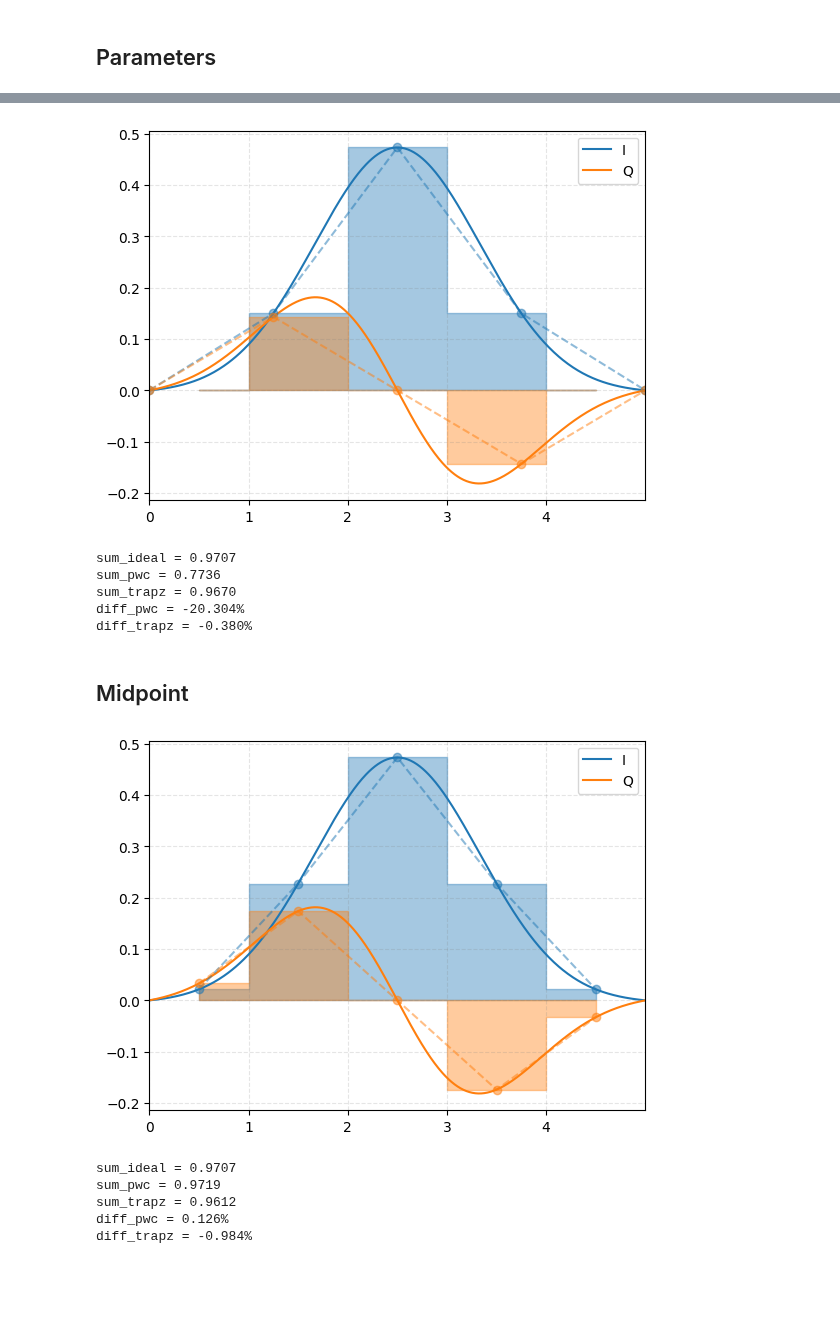
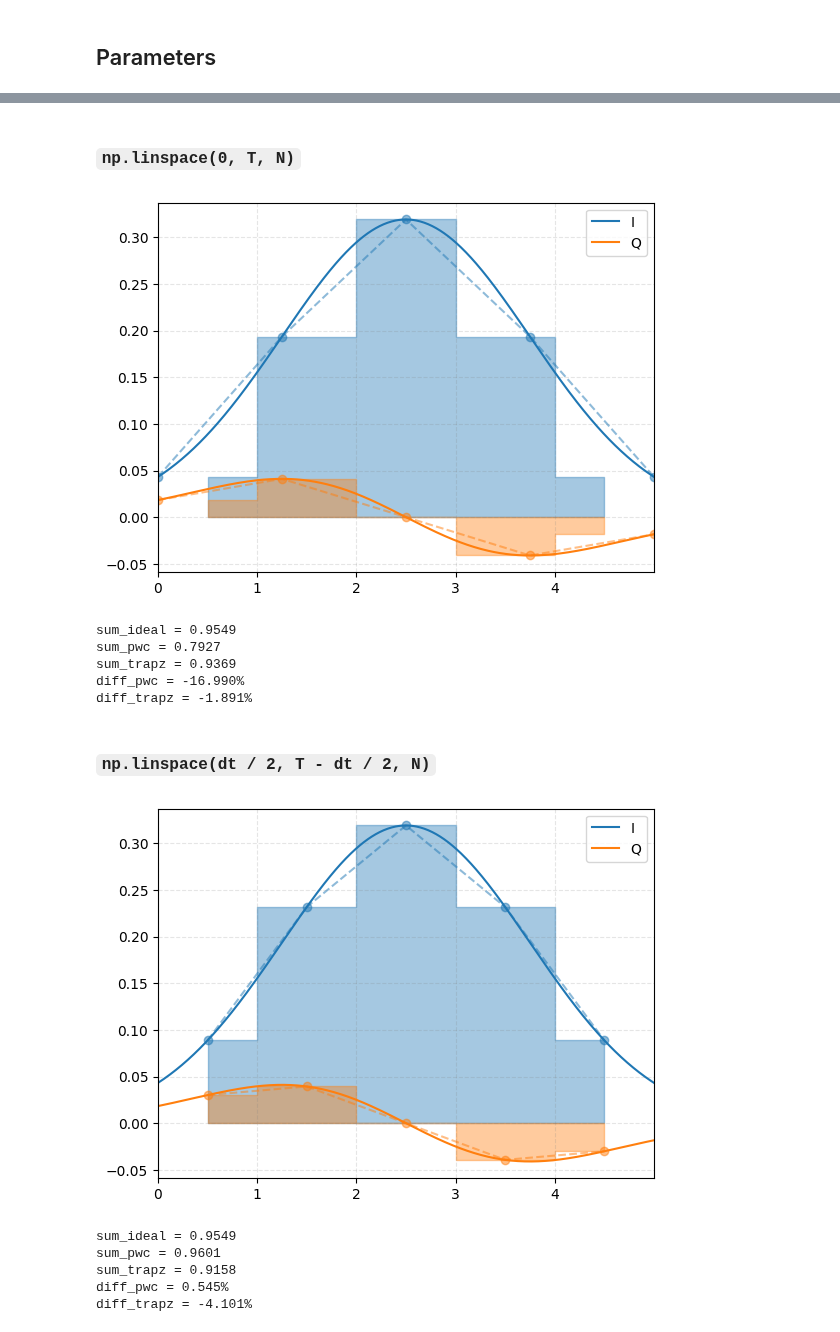
Before and after one commit to amachino/physics-of-qubits, a Jupyter notebook: content/ipynb/sampling-comparison.ipynb, the cells around one changed output, grey strips where cells are left out. Cells and saved outputs as stored; diff of their text form; code cells hidden in the pictures; blank space fills up the shorter version.

```diff
--- a/content/ipynb/sampling-comparison.ipynb
+++ b/content/ipynb/sampling-comparison.ipynb
@@ -10,22 +10,25 @@ import matplotlib.pyplot as plt
 def drag(
     t: list | npt.NDArray,
     T: float,
-    dt: float,
     sigma: float,
     beta: float,
 ) -> npt.NDArray[np.complex128]:
     mu = T / 2
     real = np.exp(-((t - mu) ** 2) / (2 * sigma**2)) / (np.sqrt(2 * np.pi) * sigma)
-    real -= np.exp(-((mu / sigma) ** 2) / 2) / (np.sqrt(2 * np.pi) * sigma)
     imag = beta * (mu - t) / sigma**2 * real
     return real + 1j * imag
 
 
 def plot(
+    T: float,
+    dt: float,
     iq_ideal: npt.NDArray[np.complex128],
     iq_sample: npt.NDArray[np.complex128],
-    t_sample: npt.NDArray[float],
-    t_pwc: npt.NDArray[float],
+    iq_pwc: npt.NDArray[np.complex128],
+    t_ideal: npt.NDArray[np.float64],
+    t_sample: npt.NDArray[np.float64],
+    t_pwc: npt.NDArray[np.float64],
+    step: str = "mid",
 ):
     i_ideal = np.real(iq_ideal)
     q_ideal = np.imag(iq_ideal)
@@ -33,12 +36,15 @@ def plot(
     i_sample = np.real(iq_sample)
     q_sample = np.imag(iq_sample)
 
+    i_pwc = np.real(iq_pwc)
+    q_pwc = np.imag(iq_pwc)
+
     plt.plot(t_ideal, i_ideal, alpha=1, linestyle="-", color="C0", label="I")
     plt.plot(t_ideal, q_ideal, alpha=1, linestyle="-", color="C1", label="Q")
     plt.plot(t_sample, i_sample, alpha=0.5, marker="o", linestyle="--", color="C0")
     plt.plot(t_sample, q_sample, alpha=0.5, marker="o", linestyle="--", color="C1")
-    plt.fill_between(t_pwc, i_sample, step="mid", alpha=0.4, color="C0")
-    plt.fill_between(t_pwc, q_sample, step="mid", alpha=0.4, color="C1")
+    plt.fill_between(t_pwc, i_pwc, step=step, alpha=0.4, color="C0")
+    plt.fill_between(t_pwc, q_pwc, step=step, alpha=0.4, color="C1")
     plt.grid(color="gray", linestyle="--", alpha=0.2)
     plt.xticks(np.arange(0, T, dt))
     plt.xlim(0, T)
@@ -50,6 +56,6 @@ def plot(
 T = 5
 dt = 1
 N = int(T / dt)
-sigma = T / 6
+sigma = T / 4
 alpha = -0.3 * (2 * np.pi)
-beta = -1 / alpha
+beta = -0.5 / alpha
@@ -58,9 +112,10 @@ beta = -1 / alpha
+# %% [markdown]
+### `np.linspace(0, T, N)`
 # %%
 t_ideal = np.linspace(0, T, N * 100)
 iq_ideal = drag(
     t=t_ideal,
     T=T,
-    dt=dt,
     sigma=sigma,
     beta=beta,
 )
@@ -69,7 +124,6 @@ t_sample = np.linspace(0, T, N)
 iq_sample = drag(
     t=t_sample,
     T=T,
-    dt=dt,
     sigma=sigma,
     beta=beta,
 )
@@ -77,10 +131,15 @@ iq_sample = drag(
 t_pwc = np.linspace(dt / 2, T - dt / 2, N)
 
 plot(
+    T=T,
+    dt=dt,
     iq_ideal=iq_ideal,
     iq_sample=iq_sample,
+    iq_pwc=iq_sample,
+    t_ideal=t_ideal,
     t_sample=t_sample,
     t_pwc=t_pwc,
+    step="mid",
 )
 
 sum_ideal = sum(iq_ideal.real) * (t_ideal[1] - t_ideal[0])
@@ -93,62 +152,61 @@ print(f"sum_trapz = {sum_trapz:.4f}")
 print(f"diff_pwc = {(sum_pwc - sum_ideal) / sum_ideal:.3%}")
 print(f"diff_trapz = {(sum_trapz - sum_ideal) / sum_ideal:.3%}")
 # %% [output]
-[figure, old version]
+[figure, new version]
-sum_ideal = 0.9707
-sum_pwc = 0.7736
-sum_trapz = 0.9670
-diff_pwc = -20.304%
-diff_trapz = -0.380%
+sum_ideal = 0.9549
+sum_pwc = 0.7927
+sum_trapz = 0.9369
+diff_pwc = -16.990%
+diff_trapz = -1.891%
-# %% [markdown]
-## Midpoint
+# %% [markdown]
+### `np.linspace(dt / 2, T - dt / 2, N)`
 # %%
-sigma = T / 6
-alpha = -0.3 * (2 * np.pi)
-beta = -1 / alpha
-
 t_ideal = np.linspace(0, T, N * 100)
 iq_ideal = drag(
     t=t_ideal,
     T=T,
-    dt=dt,
     sigma=sigma,
     beta=beta,
 )
 
 t_sample = np.linspace(dt / 2, T - dt / 2, N)
 iq_sample = drag(
     t=t_sample,
     T=T,
-    dt=dt,
     sigma=sigma,
     beta=beta,
 )
 
 plot(
+    T=T,
+    dt=dt,
     iq_ideal=iq_ideal,
     iq_sample=iq_sample,
+    iq_pwc=iq_sample,
+    t_ideal=t_ideal,
     t_sample=t_sample,
-    t_pwc=t_sample,
+    t_pwc=t_pwc,
+    step="mid",
 )
 
 sum_ideal = sum(iq_ideal.real) * (t_ideal[1] - t_ideal[0])
 sum_pwc = sum(iq_sample.real) * (t_sample[1] - t_sample[0])
 
 t_trapz = np.append(0, t_sample)
 t_trapz = np.append(t_trapz, T)
 i_trapz = np.append(0, iq_sample.real)
 i_trapz = np.append(i_trapz, 0)
 sum_trapz = np.trapz(i_trapz, t_trapz)
 
 print(f"sum_ideal = {sum_ideal:.4f}")
 print(f"sum_pwc = {sum_pwc:.4f}")
 print(f"sum_trapz = {sum_trapz:.4f}")
 print(f"diff_pwc = {(sum_pwc - sum_ideal) / sum_ideal:.3%}")
 print(f"diff_trapz = {(sum_trapz - sum_ideal) / sum_ideal:.3%}")
 # %% [output]
-[figure, old version]
+[figure, new version]
-sum_ideal = 0.9707
-sum_pwc = 0.9719
-sum_trapz = 0.9612
-diff_pwc = 0.126%
-diff_trapz = -0.984%
+sum_ideal = 0.9549
+sum_pwc = 0.9601
+sum_trapz = 0.9158
+diff_pwc = 0.545%
+diff_trapz = -4.101%
```
Also changed, not shown: parts of 3 cells of this notebook.
